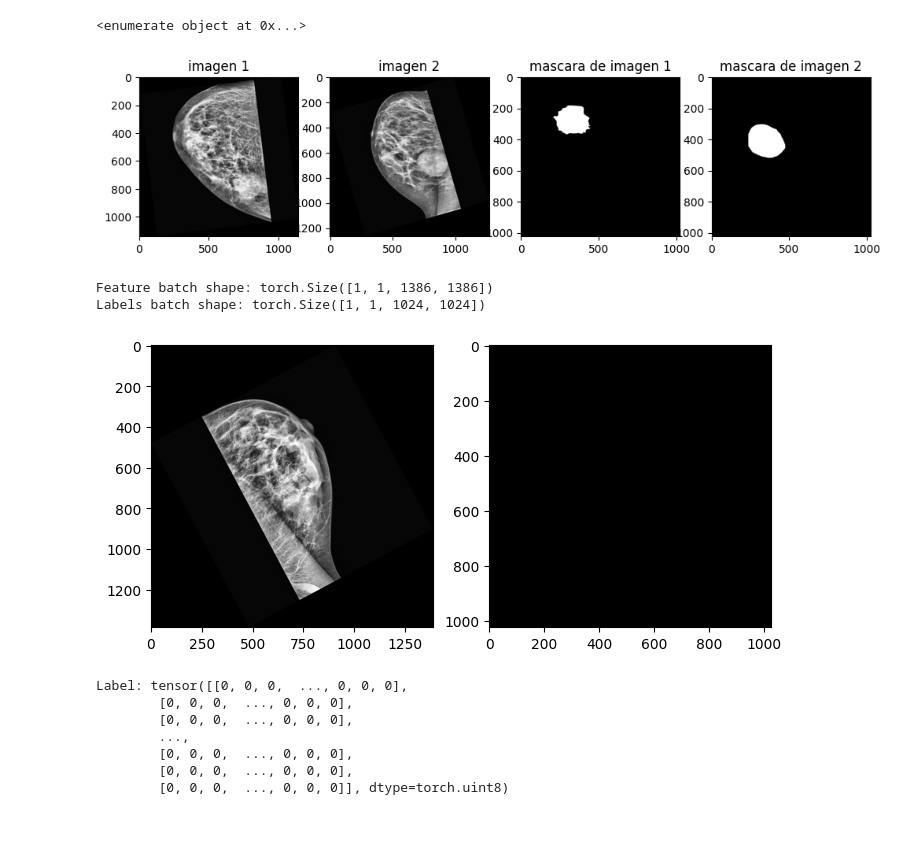
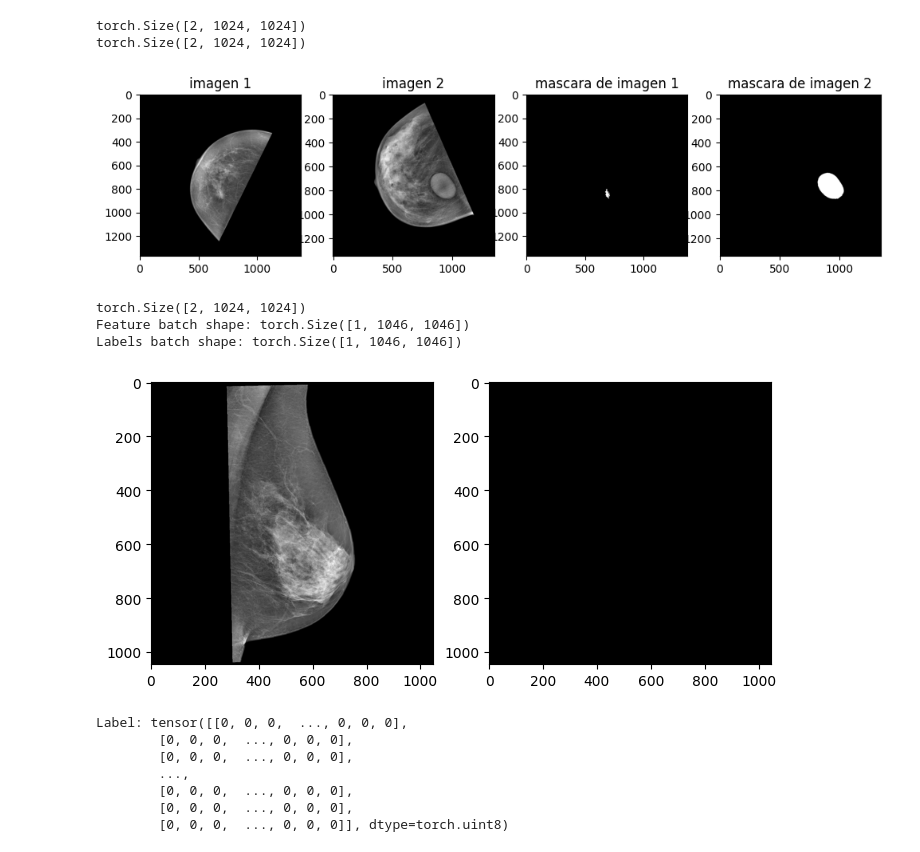
Before and after one commit to BastonGazan/segmentation_INBreast2012, a Jupyter notebook: prueba_visualizacion(borrar).ipynb, the cells around one changed output. Drawn from its saved outputs; the diff is of its cells as text; code cells hidden in the pictures; blank space fills up the shorter version.

```diff
--- a/prueba_visualizacion(borrar).ipynb
+++ b/prueba_visualizacion(borrar).ipynb
@@ -4,14 +4,16 @@ from torchvision.transforms import v2 as T
 import matplotlib.pyplot as plt
 from torch.utils.data import DataLoader
 # %%
-train_dir = r'Tensors\train'
-test_dir = r'Tensors\test'
+train_dir = r'Tensors\Imagenes_centradas\train'
+test_dir = r'Tensors\Imagenes_centradas\test'
 # %%
 train_transform = T.Compose(
         [
             T.RandomRotation(degrees=35, expand=True, fill=0.0),
-            T.RandomHorizontalFlip(p=1),
-            T.RandomVerticalFlip(p=1),
+            T.RandomHorizontalFlip(p=0.5),
+            T.RandomVerticalFlip(p=0.5),
+            T.Resize(1024,1024)
+
         ]
     )
 # %%
@@ -21,25 +22,21 @@ test_data = INBreastDataset2012(test_dir)
 # %%
 train_dataloader = DataLoader(train_data, batch_size=1, shuffle=True)
 test_dataloader = DataLoader(test_data, batch_size=1, shuffle=True)
-# %%
-print(enumerate(train_dataloader))
-# %% [output]
-<enumerate object at 0x...>
 # %%
 plt.figure(figsize=(12,12))
-for i in enumerate(train_dataloader):
-    imagen = i[1][0].squeeze()
-    mascara = i[1][1].squeeze()
-    ax = plt.subplot(2,4,i[0]+1)
-    ax.title.set_text(f'imagen {i[0]+1}')
-    plt.imshow(imagen, cmap='gray')
-    ax = plt.subplot(2,4,i[0]+3)
-    ax.title.set_text(f'mascara de imagen {i[0]+1}')
-    plt.imshow(mascara, cmap='gray')
-    if i[0] == 1:
+for i, (imagen,mascara) in enumerate(train_dataloader):
+    ax = plt.subplot(2,4,i+1)
+    ax.title.set_text(f'imagen {i+1}')
+    plt.imshow(imagen.squeeze(), cmap='gray')
+    ax = plt.subplot(2,4,i+3)
+    ax.title.set_text(f'mascara de imagen {i+1}')
+    plt.imshow(mascara.squeeze(), cmap='gray')
+    if i == 1:
         break
 # %% [output]
+torch.Size([2, 1024, 1024])
+torch.Size([2, 1024, 1024])
-[figure, old version]
+[figure, new version]
 # %%
 # Display image and label.
 train_features, train_labels = next(iter(train_dataloader))
@@ -55,9 +52,10 @@ plt.imshow(label, cmap='gray')
 plt.show()
 print(f"Label: {label}")
 # %% [output]
-Feature batch shape: torch.Size([1, 1, 1386, 1386])
-Labels batch shape: torch.Size([1, 1, 1024, 1024])
+torch.Size([2, 1024, 1024])
+Feature batch shape: torch.Size([1, 1046, 1046])
+Labels batch shape: torch.Size([1, 1046, 1046])
-[figure, old version]
+[figure, new version]
 Label: tensor([[0, 0, 0,  ..., 0, 0, 0],
         [0, 0, 0,  ..., 0, 0, 0],
         [0, 0, 0,  ..., 0, 0, 0],
```
Also changed, not shown: parts of 1 cell of this notebook, 6 other files.
